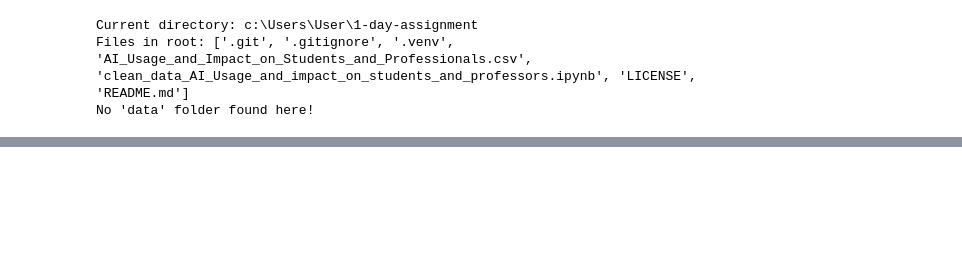
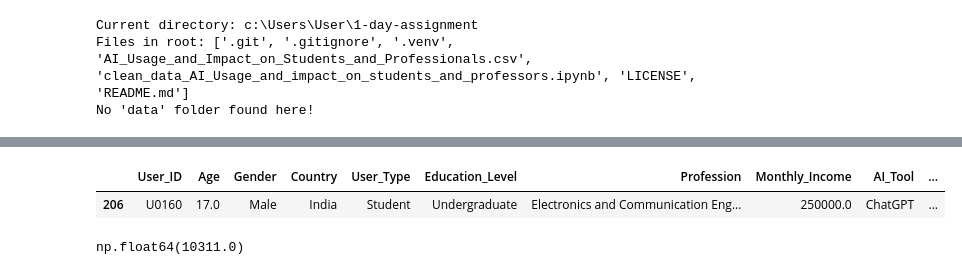
Before and after one commit to iaac-maai/1-day-assignment, a Jupyter notebook: clean_data_AI_Usage_and_impact_on_students_and_professors.ipynb, the cells around one changed output, grey strips where cells are left out. Saved outputs shown, nothing was run; the diff lists cells and outputs as text; code cells hidden in the pictures; blank space fills up the shorter version.

```diff
--- a/clean_data_AI_Usage_and_impact_on_students_and_professors.ipynb
+++ b/clean_data_AI_Usage_and_impact_on_students_and_professors.ipynb
@@ -48,0 +437,5 @@ df.head()
+# %%
+df_clean.loc[[206]]
+# %% [output]
+|  | User_ID | Age | Gender | Country | User_Type | Education_Level | Profession | Monthly_Income | AI_Tool | ... |
+| 206 | U0160 | 17.0 | Male | India | Student | Undergraduate | Electronics and Communication Eng... | 250000.0 | ChatGPT | ... |
@@ -48,0 +445,4 @@ df.head()
+# %%
+df_clean["Monthly_Income"].max()
+# %% [output]
+np.float64(10311.0)
```
Also changed, not shown: parts of 48 cells of this notebook, 1 other file.
